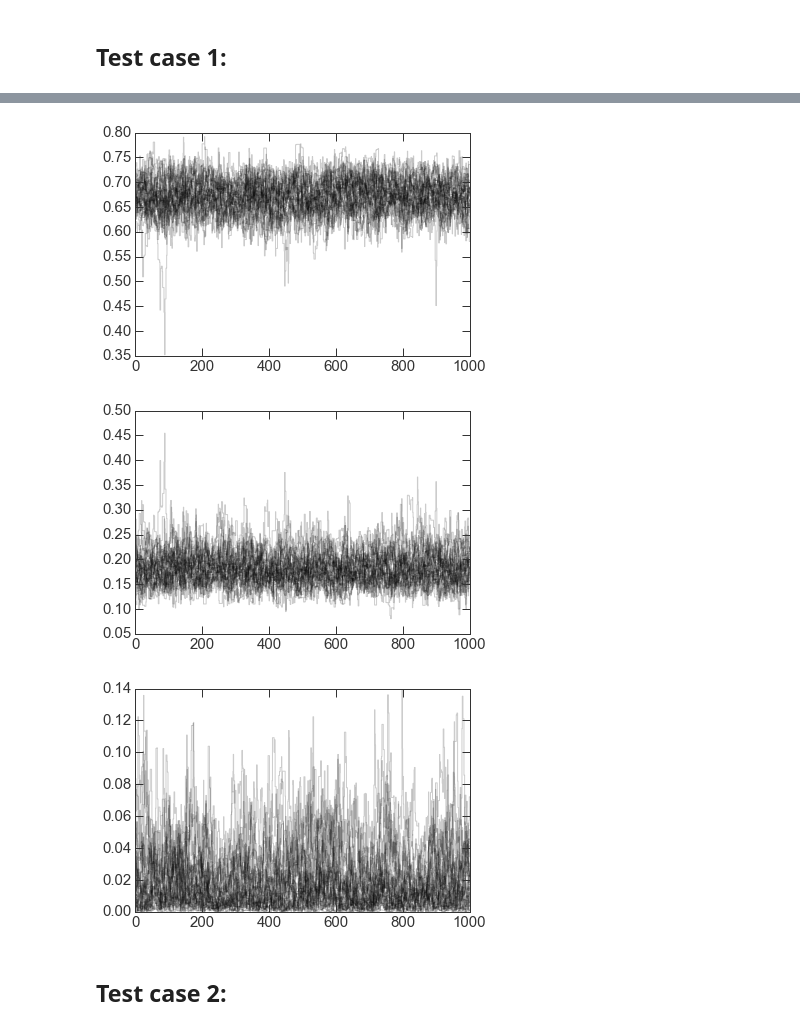
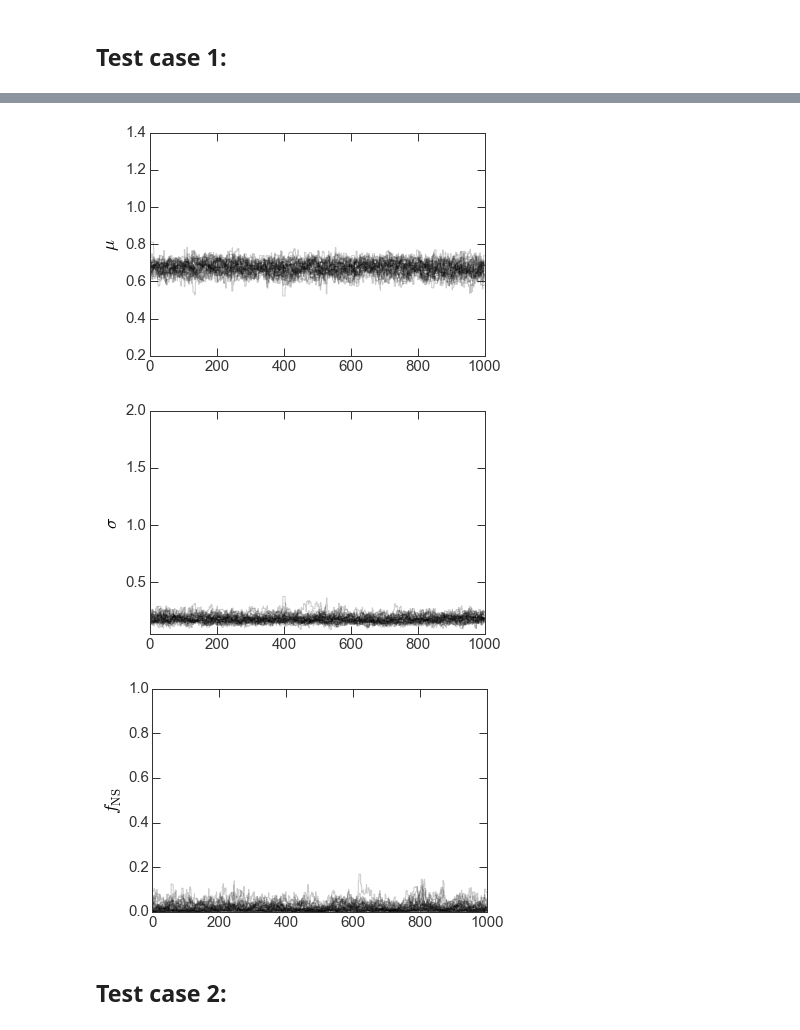
Before and after one commit to adrn/tilt-shift, a Jupyter notebook: notebooks/Paper figures.ipynb, the cells around one changed output, grey strips where cells are left out. Cells and saved outputs as stored; diff of their text form; code cells hidden in the pictures.

Commit message:
updating to gaussian NS

```diff
--- a/notebooks/Paper figures.ipynb
+++ b/notebooks/Paper figures.ipynb
@@ -137,14 +152,9 @@ test_params,test_data = make_datasets(ndata, seed=42)
 fig,axes = plt.subplots(1, 3, figsize=(14,5), sharex=True, sharey=True)
 
 bins = np.linspace(0.,1.4,25)
-axes[0].hist(test_data['1G']['true_m2'], bins=bins, color='#777777', edgecolor='#999999')
-axes[0].set_title('Gaussian')
-axes[1].hist(test_data['G+NS']['true_m2'], bins=bins, color='#777777', edgecolor='#999999')
-axes[1].set_title(r'Gaussian + $\delta$-fn')
-axes[2].hist(test_data['U+NS']['true_m2'], bins=bins, color='#777777', edgecolor='#999999')
-axes[2].set_title(r'Uniform + $\delta$-fn')
-
-for i in range(3):
+for i,(p,d) in enumerate(zip(test_params.values(), test_data.values())):
+    axes[i].hist(d['true_m2'], bins=bins, color='#777777', edgecolor='#999999')
+    axes[i].set_title(p['name'], fontsize=20)
     axes[i].set_xlabel("True $M_2$ [M$_\odot$]")
     axes[i].yaxis.set_visible(False)
 
@@ -156,14 +166,9 @@ fig.tight_layout()
 fig,axes = plt.subplots(1, 3, figsize=(14,5), sharex=True, sharey=True)
 
 bins = np.linspace(0.,1.4,25)
-axes[0].hist(test_data['1G']['mf'], bins=bins, color='#777777', edgecolor='#999999')
-axes[0].set_title('Gaussian')
-axes[1].hist(test_data['G+NS']['mf'], bins=bins, color='#777777', edgecolor='#999999')
-axes[1].set_title(r'Gaussian + $\delta$-fn')
-axes[2].hist(test_data['U+NS']['mf'], bins=bins, color='#777777', edgecolor='#999999')
-axes[2].set_title(r'Uniform + $\delta$-fn')
-
-for i in range(3):
+for i,(p,d) in enumerate(zip(test_params.values(), test_data.values())):
+    axes[i].hist(d['mf'], bins=bins, color='#777777', edgecolor='#999999')
+    axes[i].set_title(p['name'], fontsize=20)
     axes[i].set_xlabel("$m_f$ [M$_\odot$]")
     axes[i].yaxis.set_visible(False)
 
@@ -181,17 +186,18 @@ def integrand_factor(m2, mf, m1):
     mtot = m1 + m2
     return mtot**(4/3.) * mf**(-1/3.) / m2 / np.sqrt(m2**2 - (mf*mtot**2)**(2/3.)) / 3.
 
-def ln_likelihood(p, mf, m1, norm_bounds):
+def ln_likelihood(p, mf, m1, bounds_WD, bounds_NS, mean_NS, stddev_NS):
     mu,sigma,f_NS = p
 
-    # generate a grid of M2s to perform the numerical integral over for the Gaussian mixture component
-    lower, upper = norm_bounds
+    # generate a grid of M2s and perform a numerical integral over the white dwarf mixture component
+    lower, upper = bounds_WD
     m2s = np.linspace(lower, upper, 512)
     dm2 = m2s[1] - m2s[0]
 
     # evaluate the truncated normal
     dist = truncnorm((lower - mu) / sigma, (upper - mu) / sigma, loc=mu, scale=sigma)
-    p_WD = (1-f_NS) * dist.pdf(m2s[:,np.newaxis]) * integrand_factor(m2s[:,np.newaxis], mf[np.newaxis], m1[np.newaxis])
+    intfac= integrand_factor(m2s[:,np.newaxis], mf[np.newaxis], m1[np.newaxis])
+    p_WD = (1-f_NS) * dist.pdf(m2s[:,np.newaxis]) * intfac
 
     # when M_2 < M_2,min, the pdf will return NaN -- this simply zeros out these values
     p_WD[np.isnan(p_WD)] = 0.
@@ -200,7 +206,8 @@ def ln_likelihood(p, mf, m1, norm_bounds):
     p_WD = dm2/2. * (p_WD[0] + np.sum(2*p_WD[1:-1], axis=0) + p_WD[-1])
 
     # neutron star component is an integral over a delta function
-    p_NS = f_NS*integrand_factor(M_NS, mf[np.newaxis], m1[np.newaxis])
+    p_NS = f_NS*integrand_factor(M_NS, mf, m1)
+    p_NS[np.isnan(p_NS)] = 0.
 
     return np.log(p_WD + p_NS)
 
@@ -218,9 +225,9 @@ def ln_prior(p):
     if mu < 0.2 or mu > 1.4:
         return -np.inf
 
-    # p(σ) = 1/σ (0.02 < σ < 1)
+    # p(σ) = 1/σ (0.02 < σ < 2)
     lp += -np.log(sigma) - 1.36405 # properly normalized
-    if sigma < 0.02 or sigma > 1.:
+    if sigma < 0.02 or sigma > 2.:
         return -np.inf
 
     return lp
@@ -318,6 +325,10 @@ def run_inference(mf, m1, norm_bounds, nwalkers=32):
     pos,prob,state = sampler.run_mcmc(pos, N=1000)
 
     return sampler
+# %%
+# For triangle plots below
+labels = [r"$\mu$", r"$\sigma$", r"$f_{\rm NS}$"]
+extents = [(0.2,1.4),(0.05,2.), (0.,1.)]
 # %% [markdown]
 ## Test case 1:
 # %%
@@ -332,12 +342,14 @@ fig = triangle.corner(sampler_1G.flatchain, truths=[test_params['1G']['mean'], t
 # %%
 for i in range(ndim):
     plt.figure()
     for chain in sampler_1G.chain[...,i]:
         plt.plot(chain, marker=None, drawstyle='steps', alpha=0.2, color='k');
+    plt.ylabel(labels[i])
+    plt.ylim(*extents[i])
 # %% [output]
-[figure, old version]
+[figure, new version]
-[figure, old version]
+[figure, new version]
-[figure, old version]
+[figure, new version]
 # %% [markdown]
 ## Test case 2:
 # %%
```
Also changed, not shown: parts of 21 cells of this notebook.
